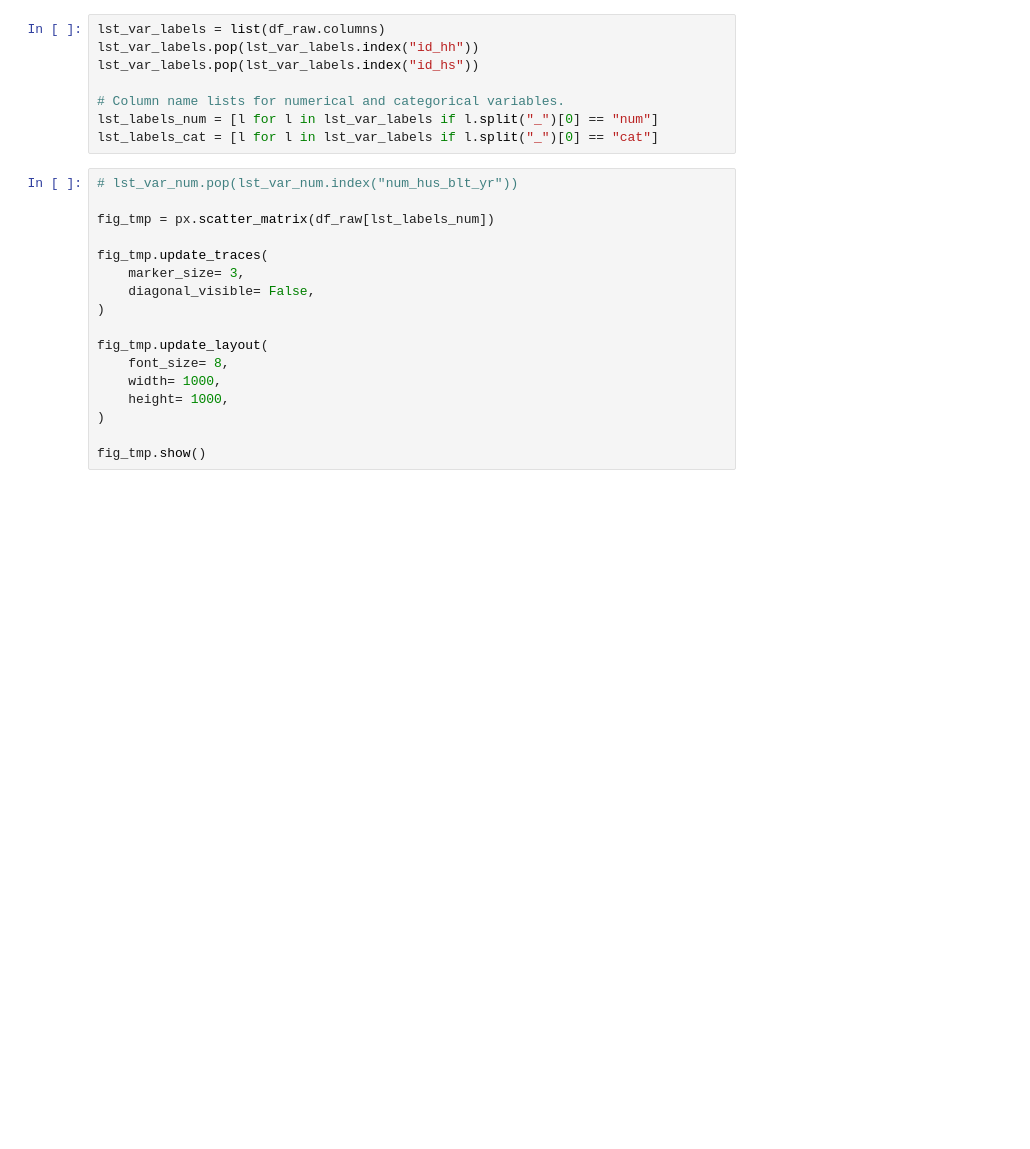
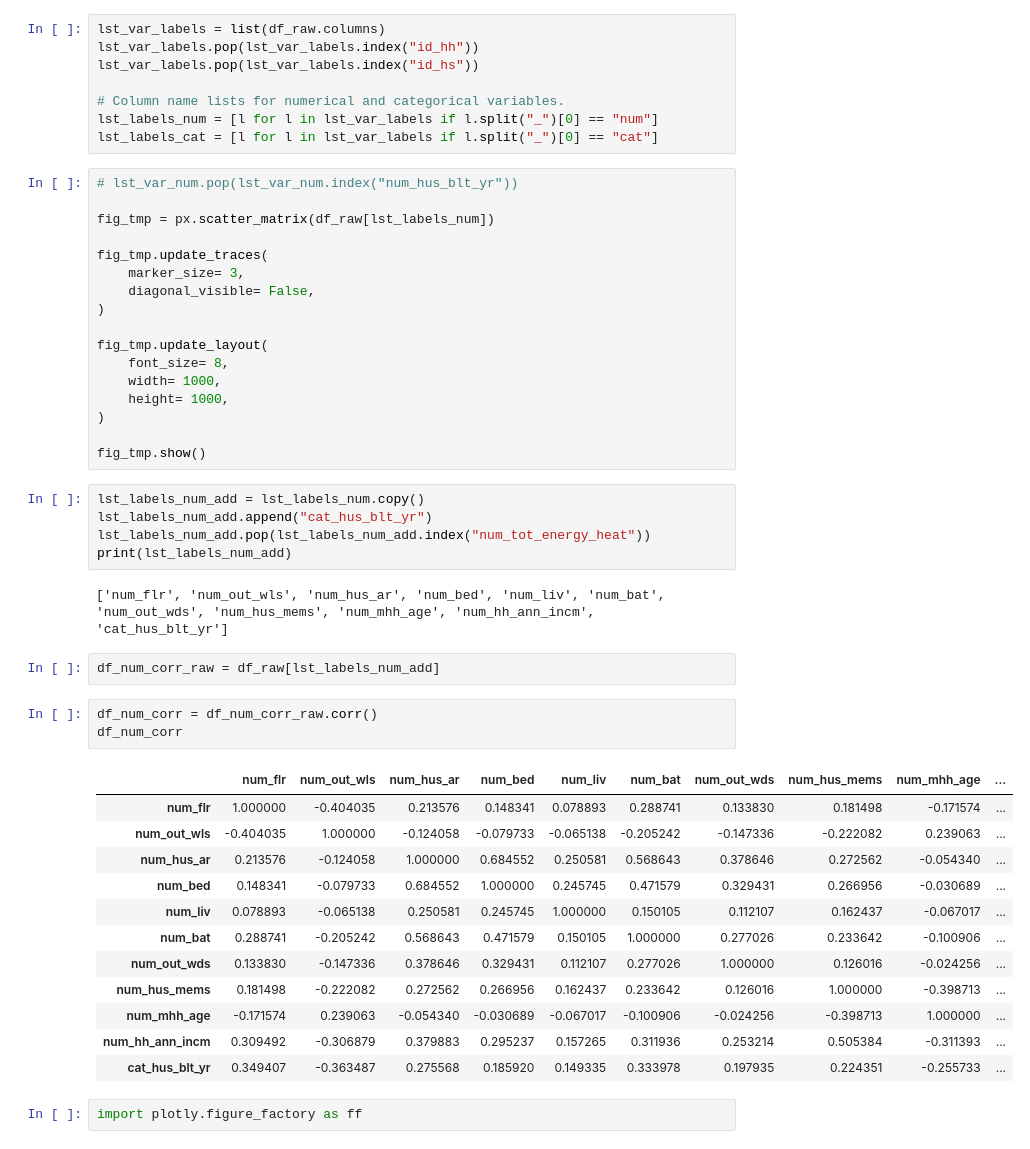
Before and after one commit to ayokariks/EDA-Project, a Jupyter notebook: Python/sKor_data_explorer.ipynb, the cells around one changed output. Saved outputs shown, nothing was run; the diff lists cells and outputs as text; blank space fills up the shorter version.

```diff
--- a/Python/sKor_data_explorer.ipynb
+++ b/Python/sKor_data_explorer.ipynb
@@ -78,3 +64,30 @@ fig_tmp.update_layout(
 )
 
 fig_tmp.show()
+# %%
+lst_labels_num_add = lst_labels_num.copy()
+lst_labels_num_add.append("cat_hus_blt_yr")
+lst_labels_num_add.pop(lst_labels_num_add.index("num_tot_energy_heat"))
+print(lst_labels_num_add)
+# %% [output]
+['num_flr', 'num_out_wls', 'num_hus_ar', 'num_bed', 'num_liv', 'num_bat', 'num_out_wds', 'num_hus_mems', 'num_mhh_age', 'num_hh_ann_incm', 'cat_hus_blt_yr']
+# %%
+df_num_corr_raw = df_raw[lst_labels_num_add]
+# %%
+df_num_corr = df_num_corr_raw.corr()
+df_num_corr
+# %% [output]
+|  | num_flr | num_out_wls | num_hus_ar | num_bed | num_liv | num_bat | num_out_wds | num_hus_mems | num_mhh_age | ... |
+| num_flr | 1.000000 | -0.404035 | 0.213576 | 0.148341 | 0.078893 | 0.288741 | 0.133830 | 0.181498 | -0.171574 | ... |
+| num_out_wls | -0.404035 | 1.000000 | -0.124058 | -0.079733 | -0.065138 | -0.205242 | -0.147336 | -0.222082 | 0.239063 | ... |
+| num_hus_ar | 0.213576 | -0.124058 | 1.000000 | 0.684552 | 0.250581 | 0.568643 | 0.378646 | 0.272562 | -0.054340 | ... |
+| num_bed | 0.148341 | -0.079733 | 0.684552 | 1.000000 | 0.245745 | 0.471579 | 0.329431 | 0.266956 | -0.030689 | ... |
+| num_liv | 0.078893 | -0.065138 | 0.250581 | 0.245745 | 1.000000 | 0.150105 | 0.112107 | 0.162437 | -0.067017 | ... |
+| num_bat | 0.288741 | -0.205242 | 0.568643 | 0.471579 | 0.150105 | 1.000000 | 0.277026 | 0.233642 | -0.100906 | ... |
+| num_out_wds | 0.133830 | -0.147336 | 0.378646 | 0.329431 | 0.112107 | 0.277026 | 1.000000 | 0.126016 | -0.024256 | ... |
+| num_hus_mems | 0.181498 | -0.222082 | 0.272562 | 0.266956 | 0.162437 | 0.233642 | 0.126016 | 1.000000 | -0.398713 | ... |
+| num_mhh_age | -0.171574 | 0.239063 | -0.054340 | -0.030689 | -0.067017 | -0.100906 | -0.024256 | -0.398713 | 1.000000 | ... |
+| num_hh_ann_incm | 0.309492 | -0.306879 | 0.379883 | 0.295237 | 0.157265 | 0.311936 | 0.253214 | 0.505384 | -0.311393 | ... |
+| cat_hus_blt_yr | 0.349407 | -0.363487 | 0.275568 | 0.185920 | 0.149335 | 0.333978 | 0.197935 | 0.224351 | -0.255733 | ... |
+# %%
+import plotly.figure_factory as ff
```
Also changed, not shown: parts of 2 cells of this notebook, 2 other files.
